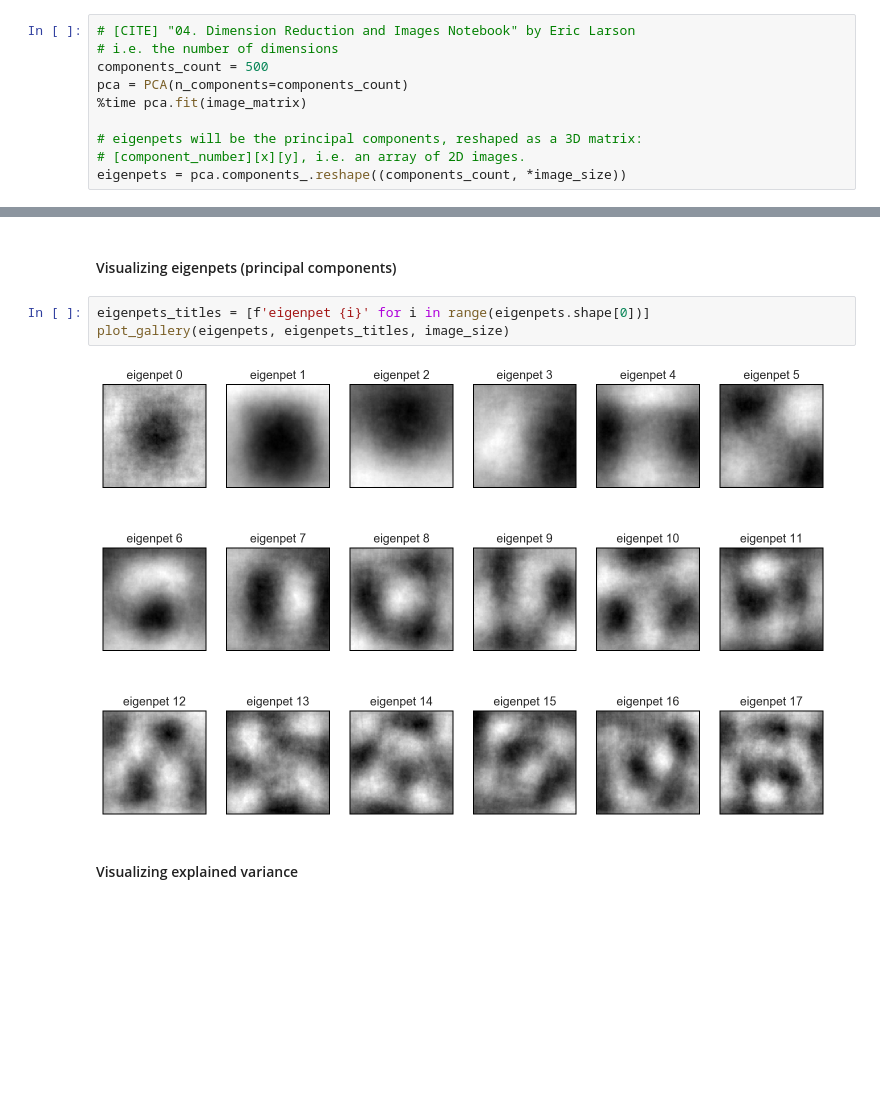
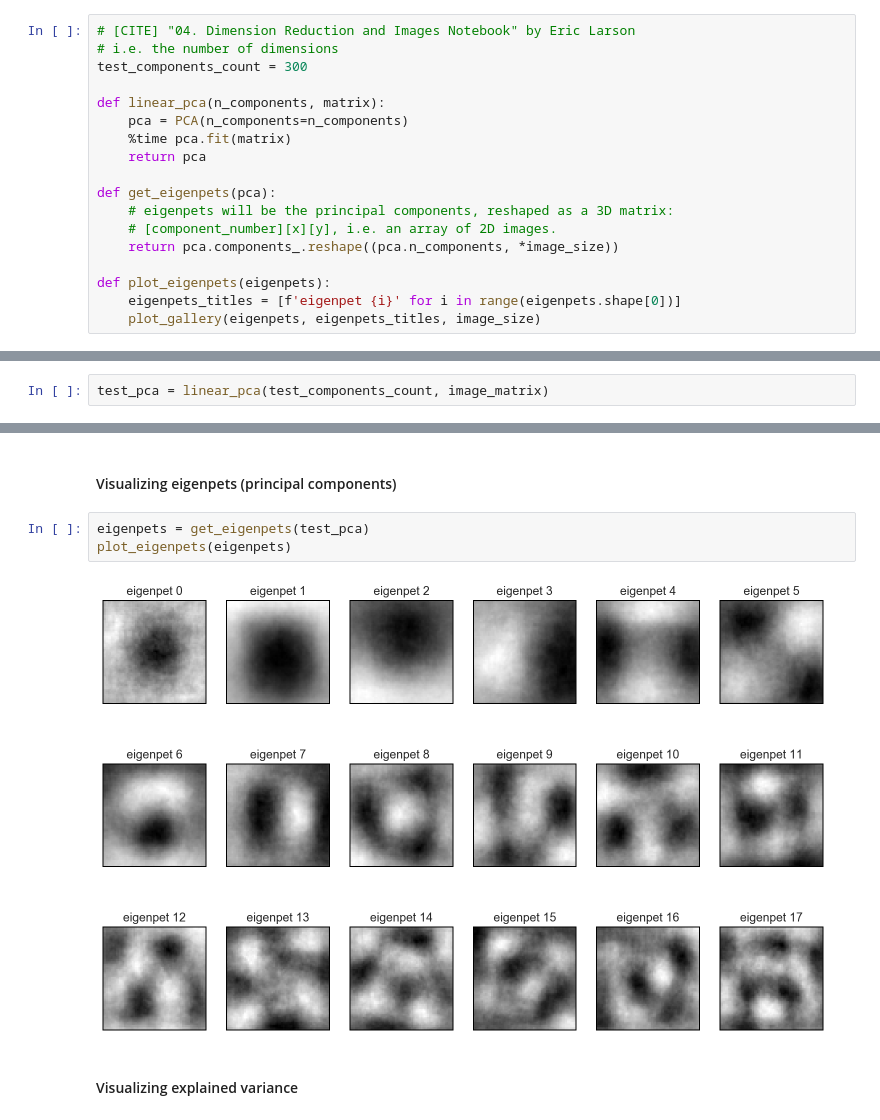
Before and after one commit to SMU-ML-2017/Project3, a Jupyter notebook: Project3 ML.ipynb, the cells around one changed output, grey strips where cells are left out. Drawn from its saved outputs; the diff is of its cells as text; blank space fills up the shorter version.

```diff
--- a/Project3 ML.ipynb
+++ b/Project3 ML.ipynb
@@ -204,10 +207,18 @@ image_matrix = np.asarray(images.image_data.tolist())
 # %%
 # [CITE] "04. Dimension Reduction and Images Notebook" by Eric Larson
 # i.e. the number of dimensions
-components_count = 500
-pca = PCA(n_components=components_count)
-%time pca.fit(image_matrix)
+test_components_count = 300
 
-# eigenpets will be the principal components, reshaped as a 3D matrix:
-# [component_number][x][y], i.e. an array of 2D images.
-eigenpets = pca.components_.reshape((components_count, *image_size))
+def linear_pca(n_components, matrix):
+    pca = PCA(n_components=n_components)
+    %time pca.fit(matrix)
+    return pca
+
+def get_eigenpets(pca):
+    # eigenpets will be the principal components, reshaped as a 3D matrix:
+    # [component_number][x][y], i.e. an array of 2D images.
+    return pca.components_.reshape((pca.n_components, *image_size))
+
+def plot_eigenpets(eigenpets):
+    eigenpets_titles = [f'eigenpet {i}' for i in range(eigenpets.shape[0])]
+    plot_gallery(eigenpets, eigenpets_titles, image_size)
@@ -216,0 +225,2 @@ Wall time: 5.09 s
+# %%
+test_pca = linear_pca(test_components_count, image_matrix)
@@ -217,10 +230,10 @@ Wall time: 5.09 s
 # %% [markdown]
 #### Visualizing eigenpets (principal components)
-# %%
-eigenpets_titles = [f'eigenpet {i}' for i in range(eigenpets.shape[0])]
-plot_gallery(eigenpets, eigenpets_titles, image_size)
-# %% [output]
-[figure, removed]
+# %%
+eigenpets = get_eigenpets(test_pca)
+plot_eigenpets(eigenpets)
+# %% [output]
+[figure, added]
 # %% [markdown]
 #### Visualizing explained variance
 # %%
```
Also changed, not shown: parts of 26 cells of this notebook.
